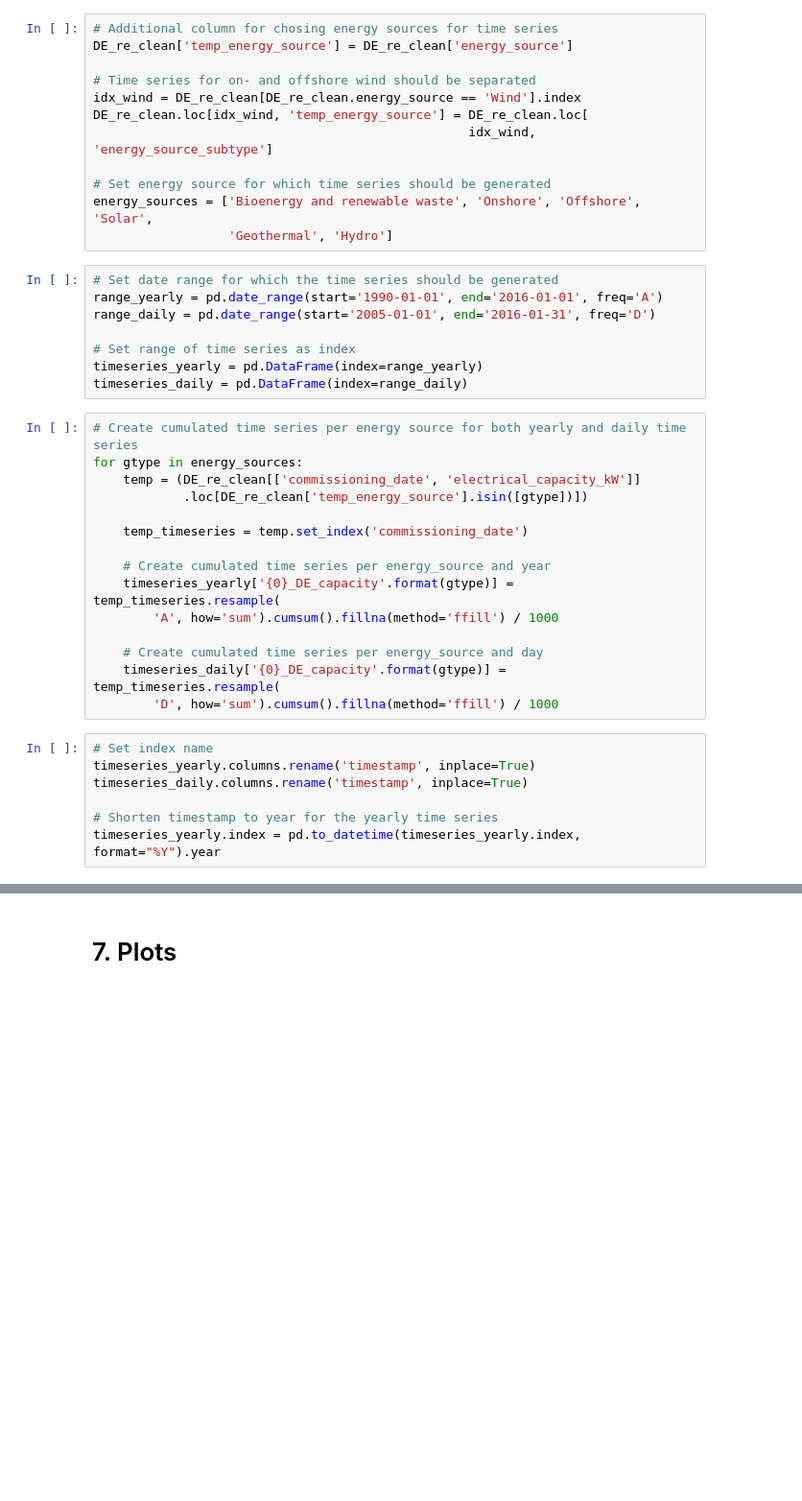
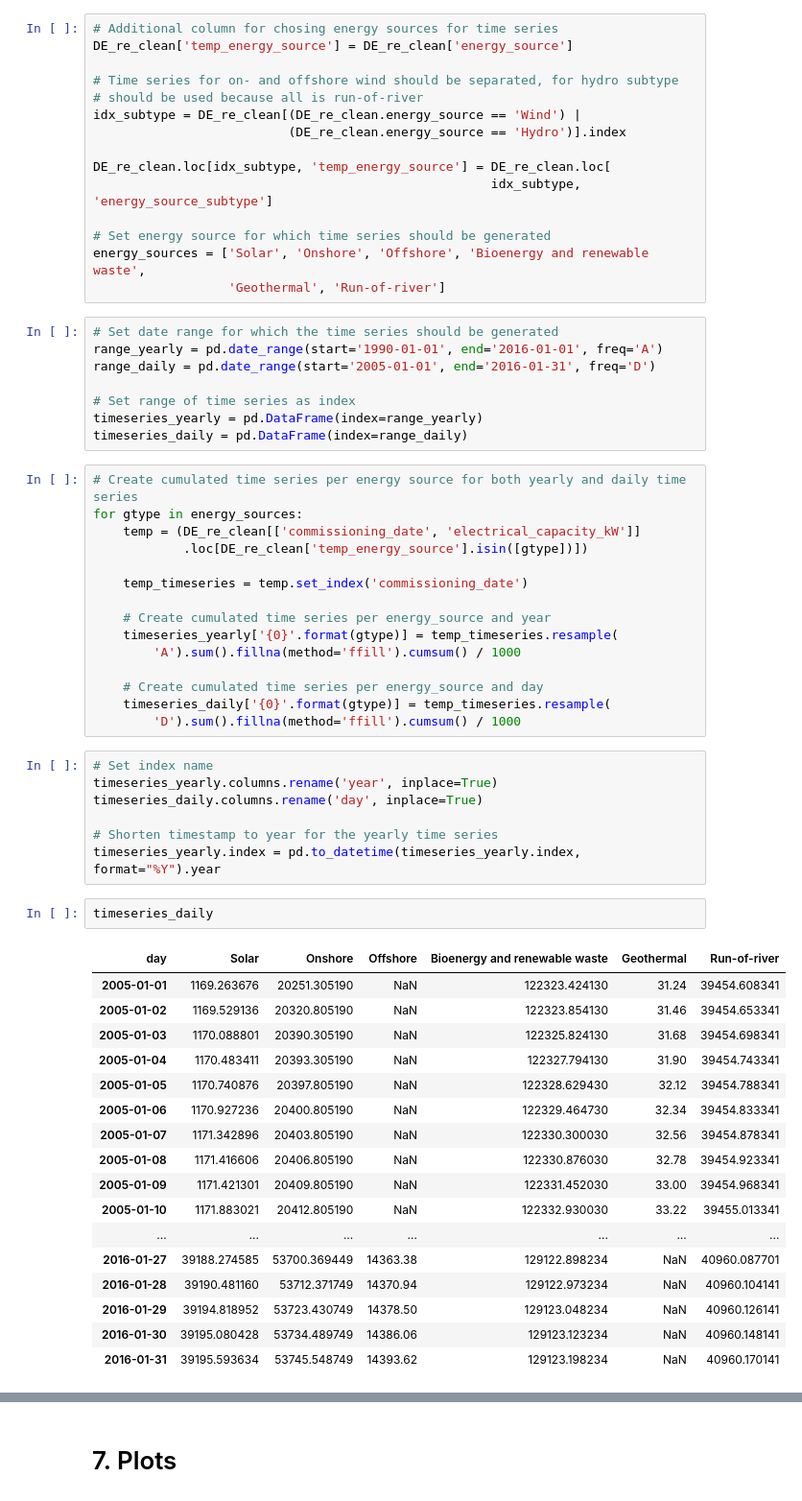
Before and after one commit to Open-Power-System-Data/renewable_power_plants, a Jupyter notebook: validation_and_output.ipynb, the cells around one changed output, grey strips where cells are left out. Shown: that part at 96% size. Saved outputs shown, nothing was run; the diff lists cells and outputs as text; blank space fills up the shorter version.

Commit message:
adapted format of capacity time series

```diff
--- a/validation_and_output.ipynb
+++ b/validation_and_output.ipynb
@@ -174,14 +185,17 @@ This section creates a daily and yearly time series of the cumulated installed c
 # Additional column for chosing energy sources for time series
 DE_re_clean['temp_energy_source'] = DE_re_clean['energy_source']
 
-# Time series for on- and offshore wind should be separated
-idx_wind = DE_re_clean[DE_re_clean.energy_source == 'Wind'].index
-DE_re_clean.loc[idx_wind, 'temp_energy_source'] = DE_re_clean.loc[
-                                                  idx_wind, 'energy_source_subtype']
+# Time series for on- and offshore wind should be separated, for hydro subtype
+# should be used because all is run-of-river
+idx_subtype = DE_re_clean[(DE_re_clean.energy_source == 'Wind') |
+                          (DE_re_clean.energy_source == 'Hydro')].index
+
+DE_re_clean.loc[idx_subtype, 'temp_energy_source'] = DE_re_clean.loc[
+                                                     idx_subtype, 'energy_source_subtype']
 
 # Set energy source for which time series should be generated
-energy_sources = ['Bioenergy and renewable waste', 'Onshore', 'Offshore', 'Solar',
-                  'Geothermal', 'Hydro']
+energy_sources = ['Solar', 'Onshore', 'Offshore', 'Bioenergy and renewable waste',
+                  'Geothermal', 'Run-of-river']
 # %%
 # Set date range for which the time series should be generated
 range_yearly = pd.date_range(start='1990-01-01', end='2016-01-01', freq='A')
@@ -199,16 +213,36 @@ for gtype in energy_sources:
     temp_timeseries = temp.set_index('commissioning_date')
 
     # Create cumulated time series per energy_source and year
-    timeseries_yearly['{0}_DE_capacity'.format(gtype)] = temp_timeseries.resample(
-        'A', how='sum').cumsum().fillna(method='ffill') / 1000
+    timeseries_yearly['{0}'.format(gtype)] = temp_timeseries.resample(
+        'A').sum().fillna(method='ffill').cumsum() / 1000
 
     # Create cumulated time series per energy_source and day
-    timeseries_daily['{0}_DE_capacity'.format(gtype)] = temp_timeseries.resample(
-        'D', how='sum').cumsum().fillna(method='ffill') / 1000
+    timeseries_daily['{0}'.format(gtype)] = temp_timeseries.resample(
+        'D').sum().fillna(method='ffill').cumsum() / 1000
 # %%
 # Set index name
-timeseries_yearly.columns.rename('timestamp', inplace=True)
-timeseries_daily.columns.rename('timestamp', inplace=True)
+timeseries_yearly.columns.rename('year', inplace=True)
+timeseries_daily.columns.rename('day', inplace=True)
 
 # Shorten timestamp to year for the yearly time series
 timeseries_yearly.index = pd.to_datetime(timeseries_yearly.index, format="%Y").year
+# %%
+timeseries_daily
+# %% [output]
+| day | Solar | Onshore | Offshore | Bioenergy and renewable waste | Geothermal | Run-of-river |
+| 2005-01-01 | 1169.263676 | 20251.305190 | NaN | 122323.424130 | 31.24 | 39454.608341 |
+| 2005-01-02 | 1169.529136 | 20320.805190 | NaN | 122323.854130 | 31.46 | 39454.653341 |
+| 2005-01-03 | 1170.088801 | 20390.305190 | NaN | 122325.824130 | 31.68 | 39454.698341 |
+| 2005-01-04 | 1170.483411 | 20393.305190 | NaN | 122327.794130 | 31.90 | 39454.743341 |
+| 2005-01-05 | 1170.740876 | 20397.805190 | NaN | 122328.629430 | 32.12 | 39454.788341 |
+| 2005-01-06 | 1170.927236 | 20400.805190 | NaN | 122329.464730 | 32.34 | 39454.833341 |
+| 2005-01-07 | 1171.342896 | 20403.805190 | NaN | 122330.300030 | 32.56 | 39454.878341 |
+| 2005-01-08 | 1171.416606 | 20406.805190 | NaN | 122330.876030 | 32.78 | 39454.923341 |
+| 2005-01-09 | 1171.421301 | 20409.805190 | NaN | 122331.452030 | 33.00 | 39454.968341 |
+| 2005-01-10 | 1171.883021 | 20412.805190 | NaN | 122332.930030 | 33.22 | 39455.013341 |
+| ... | ... | ... | ... | ... | ... | ... |
+| 2016-01-27 | 39188.274585 | 53700.369449 | 14363.38 | 129122.898234 | NaN | 40960.087701 |
+| 2016-01-28 | 39190.481160 | 53712.371749 | 14370.94 | 129122.973234 | NaN | 40960.104141 |
+| 2016-01-29 | 39194.818952 | 53723.430749 | 14378.50 | 129123.048234 | NaN | 40960.126141 |
+| 2016-01-30 | 39195.080428 | 53734.489749 | 14386.06 | 129123.123234 | NaN | 40960.148141 |
+| 2016-01-31 | 39195.593634 | 53745.548749 | 14393.62 | 129123.198234 | NaN | 40960.170141 |
```
Also changed, not shown: parts of 5 cells of this notebook.
